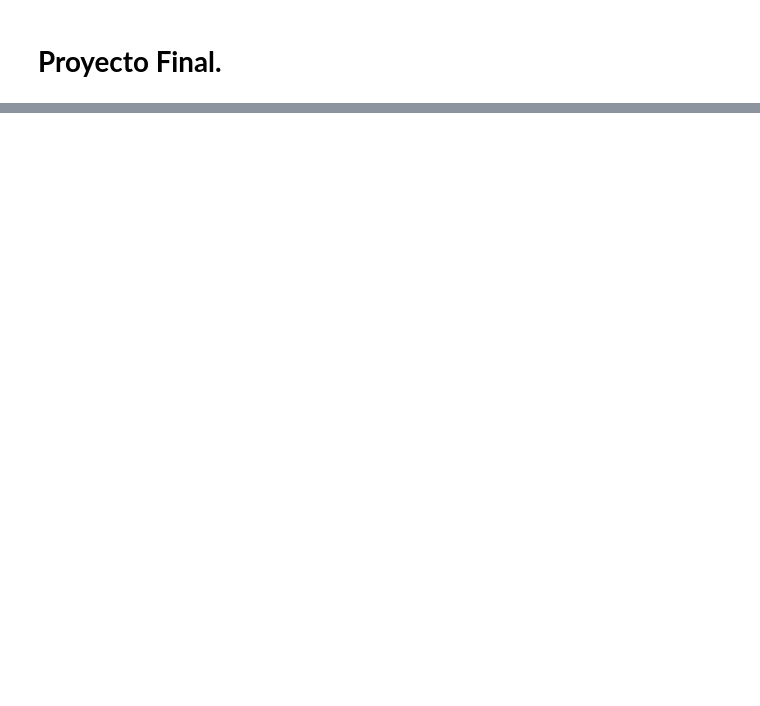
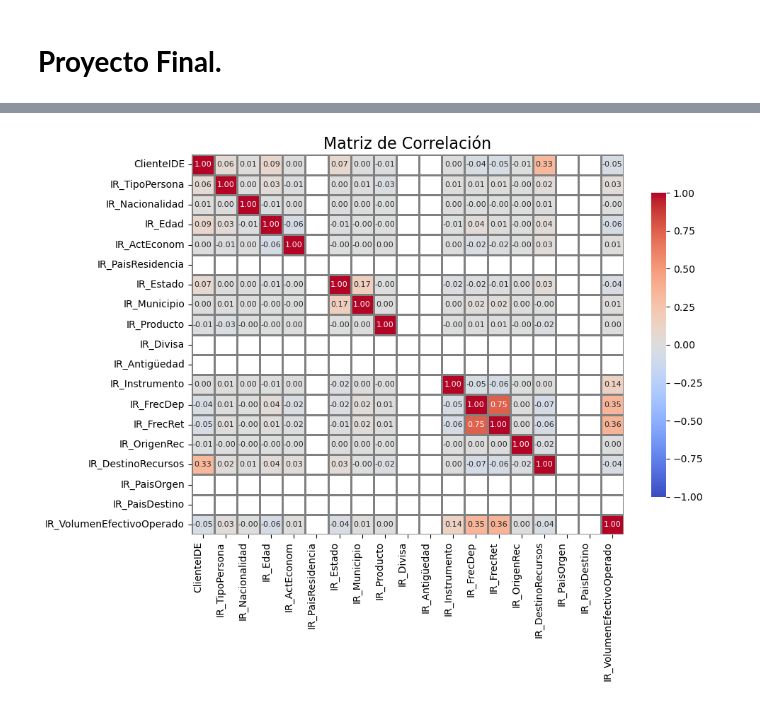
Before and after one commit to DoraGV/Modelo-de-Negocios, a Jupyter notebook: Proyecto Final/Proyecto Final.ipynb, the cells around one changed output, grey strips where cells are left out. Saved outputs shown, nothing was run; the diff lists cells and outputs as text; code cells hidden in the pictures; blank space fills up the shorter version.

```diff
--- a/Proyecto Final/Proyecto Final.ipynb
+++ b/Proyecto Final/Proyecto Final.ipynb
@@ -30,0 +46,3 @@ Validación del modelo con expertos de negocio / reglas heurísticas.
+# %%
+df = pd.read_csv('Clientes_IR.csv', encoding = 'latin1', dtype = {'ClienteIDE': str})
+df.head()
@@ -30,0 +90,4 @@ Validación del modelo con expertos de negocio / reglas heurísticas.
+# %%
+# Correlación entre columnas numéricas
+correlacion = df.corr()
+correlacion
@@ -30,0 +112,20 @@ Validación del modelo con expertos de negocio / reglas heurísticas.
+# %%
+# Crear una figura más grande para mejor visualización
+plt.figure(figsize = (10, 8))
+
+# Mapa de calor con ajustes de formato
+sns.heatmap(correlacion, annot = True, cmap = 'coolwarm', fmt = '.2f',
+            vmin = -1, vmax = 1, center = 0, linewidths = 1, linecolor = 'gray',
+            cbar_kws = {'shrink': 0.8},
+            annot_kws = {'size': 8})
+
+# Mejorar la legibilidad
+plt.title('Matriz de Correlación', fontsize = 16)
+plt.xticks(rotation = 90, ha='right', fontsize = 10)  # Rotación de las etiquetas del eje x
+plt.yticks(rotation = 0, fontsize = 10)  # Etiquetas del eje y en posición horizontal
+plt.tight_layout()  # Ajusta los elementos para que no se sobrepongan
+
+# Mostrar el gráfico
+plt.show()
+# %% [output]
+[figure, added]
```
Also changed, not shown: parts of 44 cells of this notebook, 1 other file.
